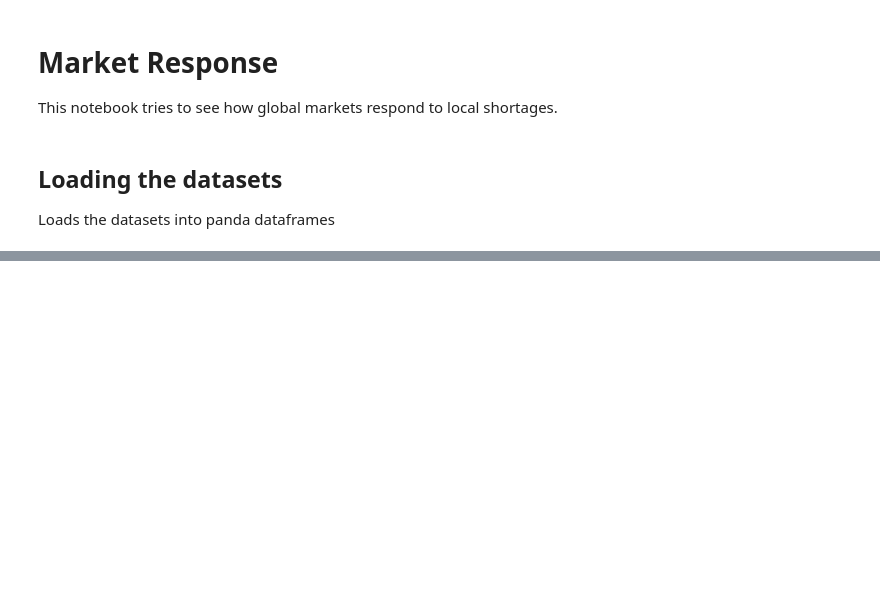
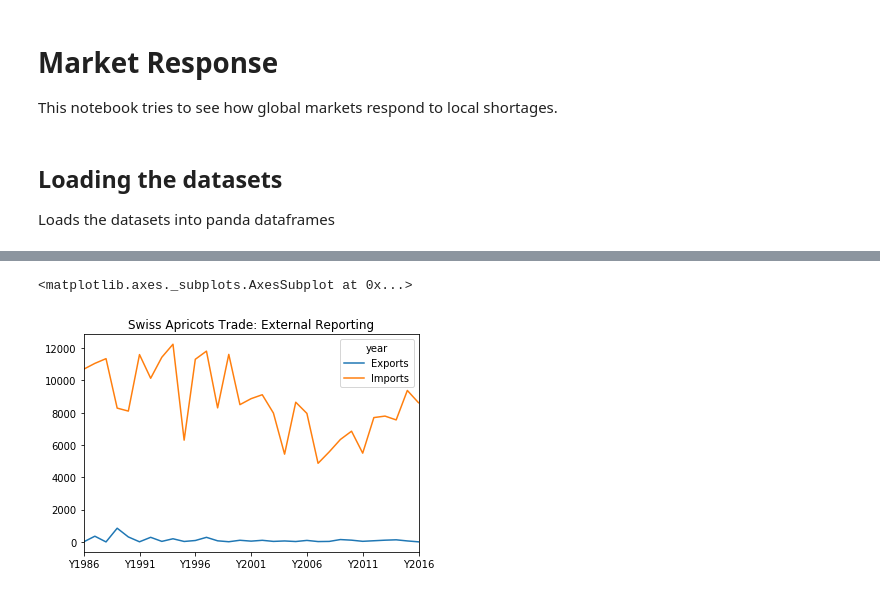
Before and after one commit to n-poulsen/GranADA, a Jupyter notebook: code/marketResponse.ipynb, the cells around one changed output, grey strips where cells are left out. Cells and saved outputs as stored; diff of their text form; code cells hidden in the pictures; blank space fills up the shorter version.

```diff
--- a/code/marketResponse.ipynb
+++ b/code/marketResponse.ipynb
@@ -57,0 +58,6 @@ df_export.plot()
+# %%
+yearly_trade_by_country(df_clean, 'Switzerland', item, unit='tonnes', reporter=False\
+                       ).plot(title=f'Swiss {item} Trade: External Reporting')
+# %% [output]
+<matplotlib.axes._subplots.AxesSubplot at 0x...>
+[figure, added]
```
Also changed, not shown: parts of 18 cells of this notebook, 1 other file.
